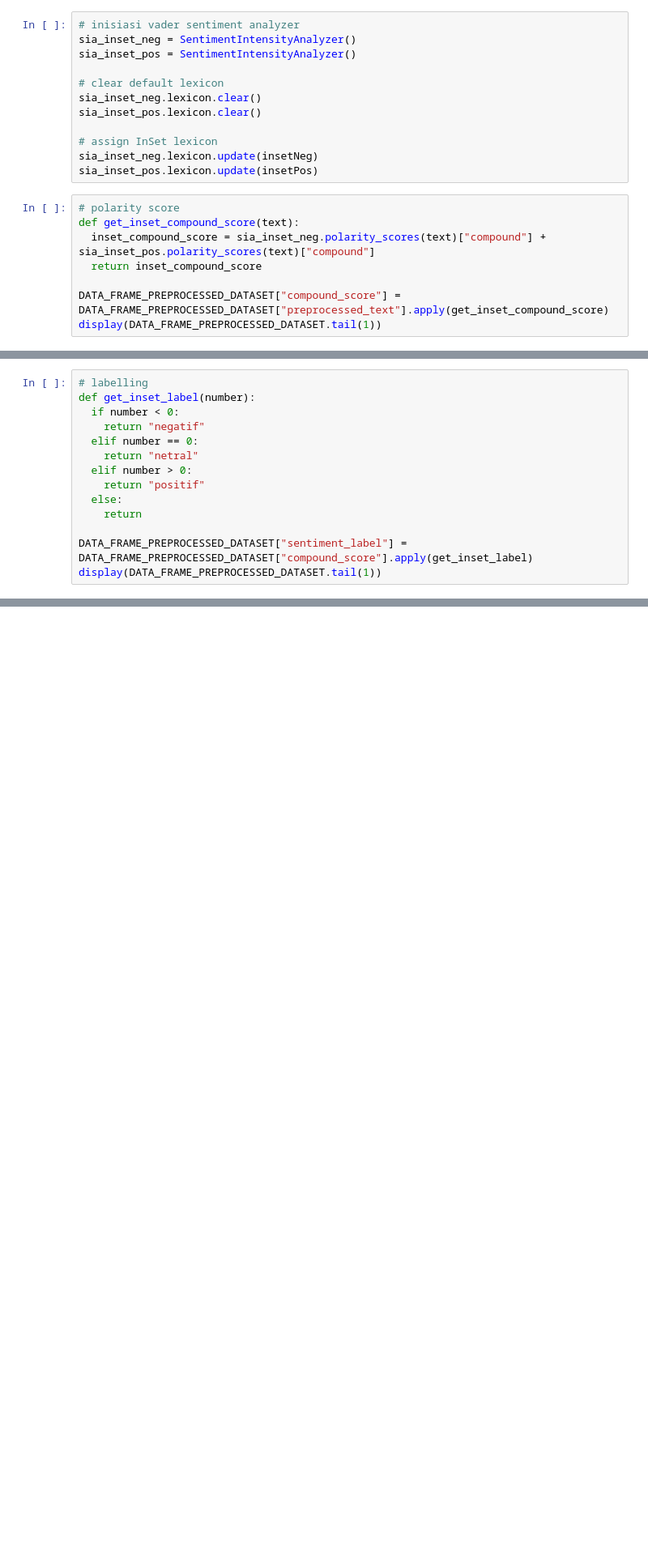
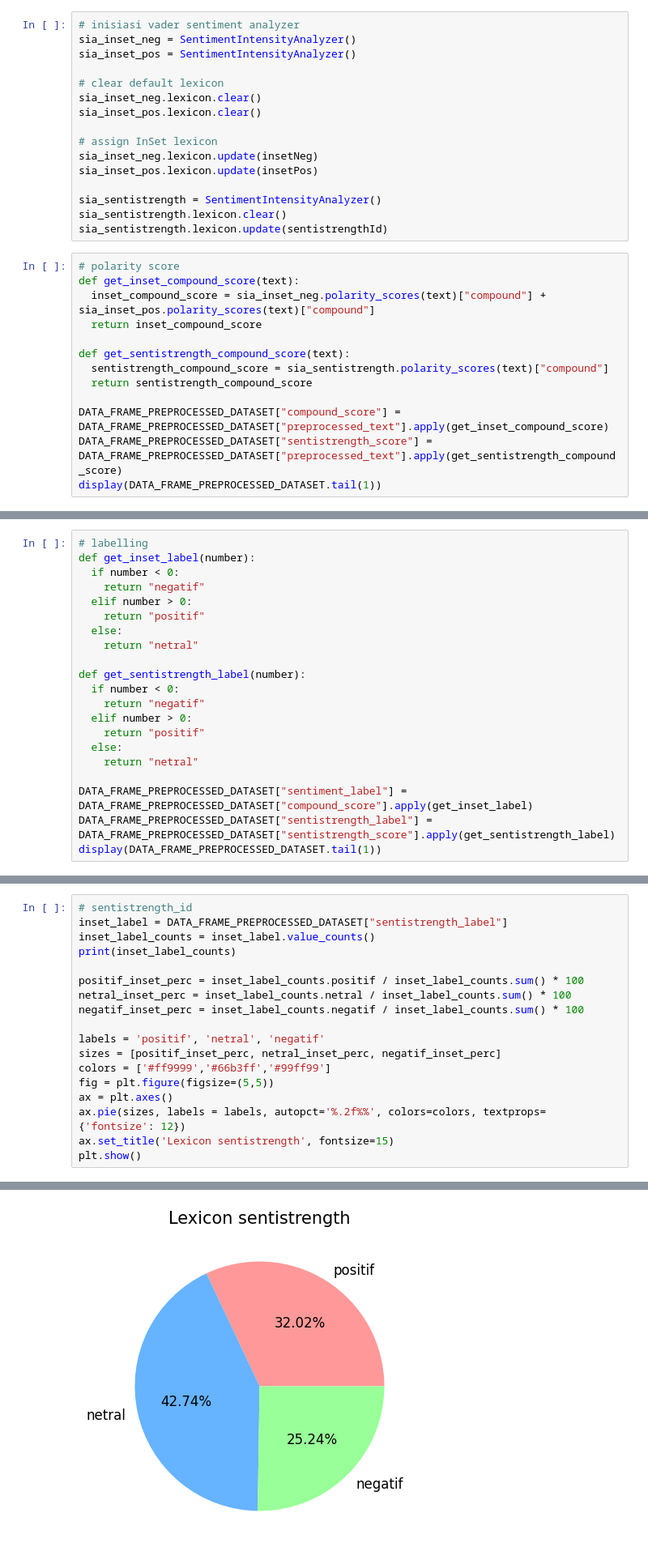
Before and after one commit to rfqma/skripsi, a Jupyter notebook: b_sentiment.ipynb, the cells around one changed output, grey strips where cells are left out. Shown at 81% size. Drawn from its saved outputs; the diff is of its cells as text; blank space fills up the shorter version.

```diff
--- a/b_sentiment.ipynb
+++ b/b_sentiment.ipynb
@@ -52,13 +56,22 @@ sia_inset_pos.lexicon.clear()
 # assign InSet lexicon
 sia_inset_neg.lexicon.update(insetNeg)
 sia_inset_pos.lexicon.update(insetPos)
+
+sia_sentistrength = SentimentIntensityAnalyzer()
+sia_sentistrength.lexicon.clear()
+sia_sentistrength.lexicon.update(sentistrengthId)
 # %%
 # polarity score
 def get_inset_compound_score(text):
   inset_compound_score = sia_inset_neg.polarity_scores(text)["compound"] + sia_inset_pos.polarity_scores(text)["compound"]
   return inset_compound_score
 
+def get_sentistrength_compound_score(text):
+  sentistrength_compound_score = sia_sentistrength.polarity_scores(text)["compound"]
+  return sentistrength_compound_score
+
 DATA_FRAME_PREPROCESSED_DATASET["compound_score"] = DATA_FRAME_PREPROCESSED_DATASET["preprocessed_text"].apply(get_inset_compound_score)
+DATA_FRAME_PREPROCESSED_DATASET["sentistrength_score"] = DATA_FRAME_PREPROCESSED_DATASET["preprocessed_text"].apply(get_sentistrength_compound_score)
 display(DATA_FRAME_PREPROCESSED_DATASET.tail(1))
 # %% [output]
 |  | user_id | username | user_display_name | tweet_id | full_text | created_at | cleaned_text | after_slang_text | ... |
@@ -68,14 +81,21 @@ display(DATA_FRAME_PREPROCESSED_DATASET.tail(1))
 def get_inset_label(number):
   if number < 0:
     return "negatif"
-  elif number == 0:
-    return "netral"
   elif number > 0:
     return "positif"
   else:
-    return
+    return "netral"
+
+def get_sentistrength_label(number):
+  if number < 0:
+    return "negatif"
+  elif number > 0:
+    return "positif"
+  else:
+    return "netral"
 
 DATA_FRAME_PREPROCESSED_DATASET["sentiment_label"] = DATA_FRAME_PREPROCESSED_DATASET["compound_score"].apply(get_inset_label)
+DATA_FRAME_PREPROCESSED_DATASET["sentistrength_label"] = DATA_FRAME_PREPROCESSED_DATASET["sentistrength_score"].apply(get_sentistrength_label)
 display(DATA_FRAME_PREPROCESSED_DATASET.tail(1))
 # %% [output]
 |  | user_id | username | user_display_name | tweet_id | full_text | created_at | cleaned_text | after_slang_text | ... |
@@ -111,3 +131,22 @@ positif    1341
 netral      533
 Name: count, dtype: int64
 [figure]
+# %%
+# sentistrength_id
+inset_label	= DATA_FRAME_PREPROCESSED_DATASET["sentistrength_label"]
+inset_label_counts = inset_label.value_counts()
+print(inset_label_counts)
+
+positif_inset_perc = inset_label_counts.positif / inset_label_counts.sum() * 100
+netral_inset_perc = inset_label_counts.netral / inset_label_counts.sum() * 100
+negatif_inset_perc = inset_label_counts.negatif / inset_label_counts.sum() * 100
+
+labels = 'positif', 'netral', 'negatif'
+sizes = [positif_inset_perc, netral_inset_perc, negatif_inset_perc]
+colors = ['#ff9999','#66b3ff','#99ff99']
+fig = plt.figure(figsize=(5,5))
+ax = plt.axes()
+ax.pie(sizes, labels = labels, autopct='%.2f%%', colors=colors, textprops={'fontsize': 12})
+ax.set_title('Lexicon sentistrength', fontsize=15)
+plt.show()
+# %% [output]
@@ -113,0 +158 @@ Name: count, dtype: int64
+[figure, added]
```
Also changed, not shown: parts of 3 cells of this notebook, 7 other files.
